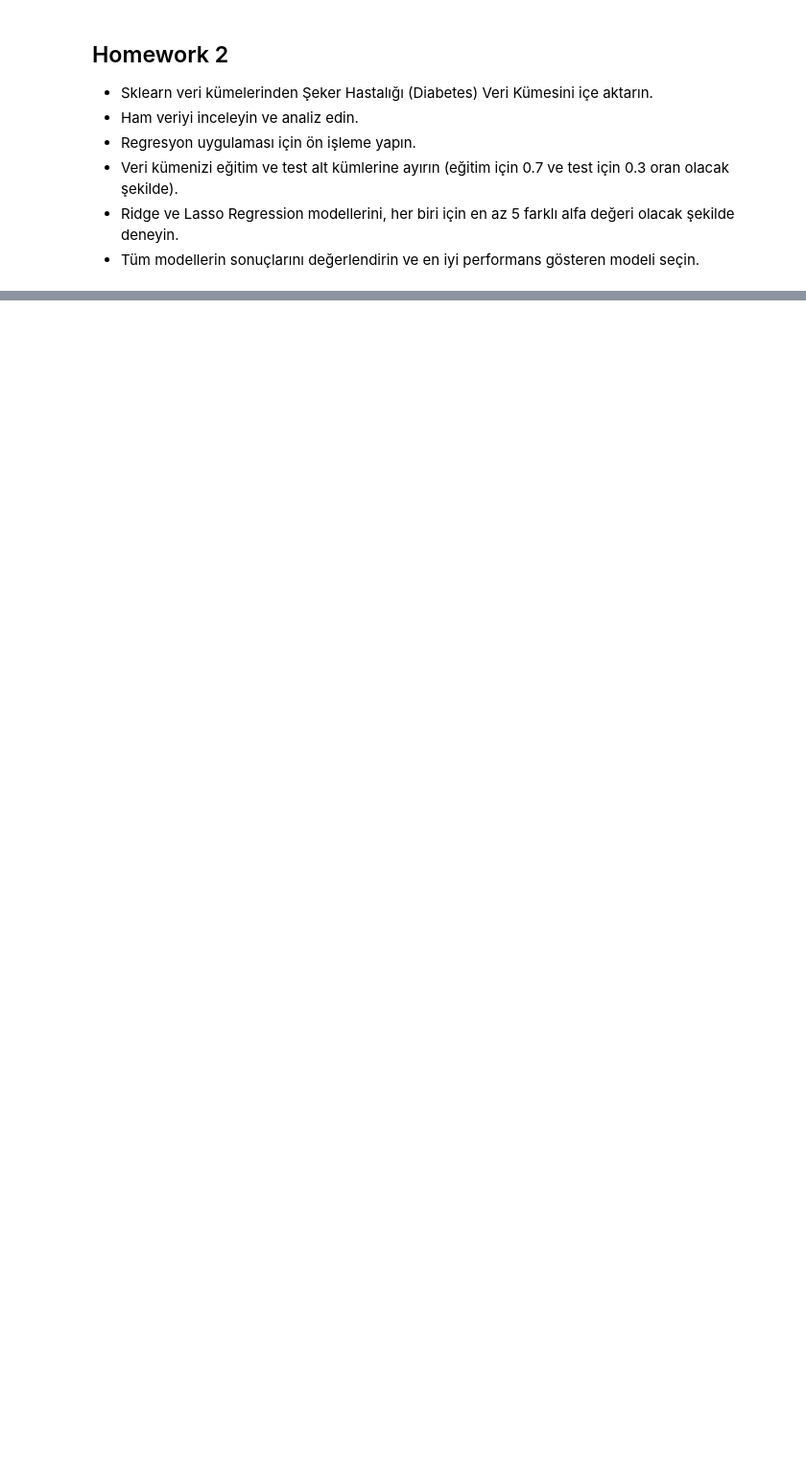
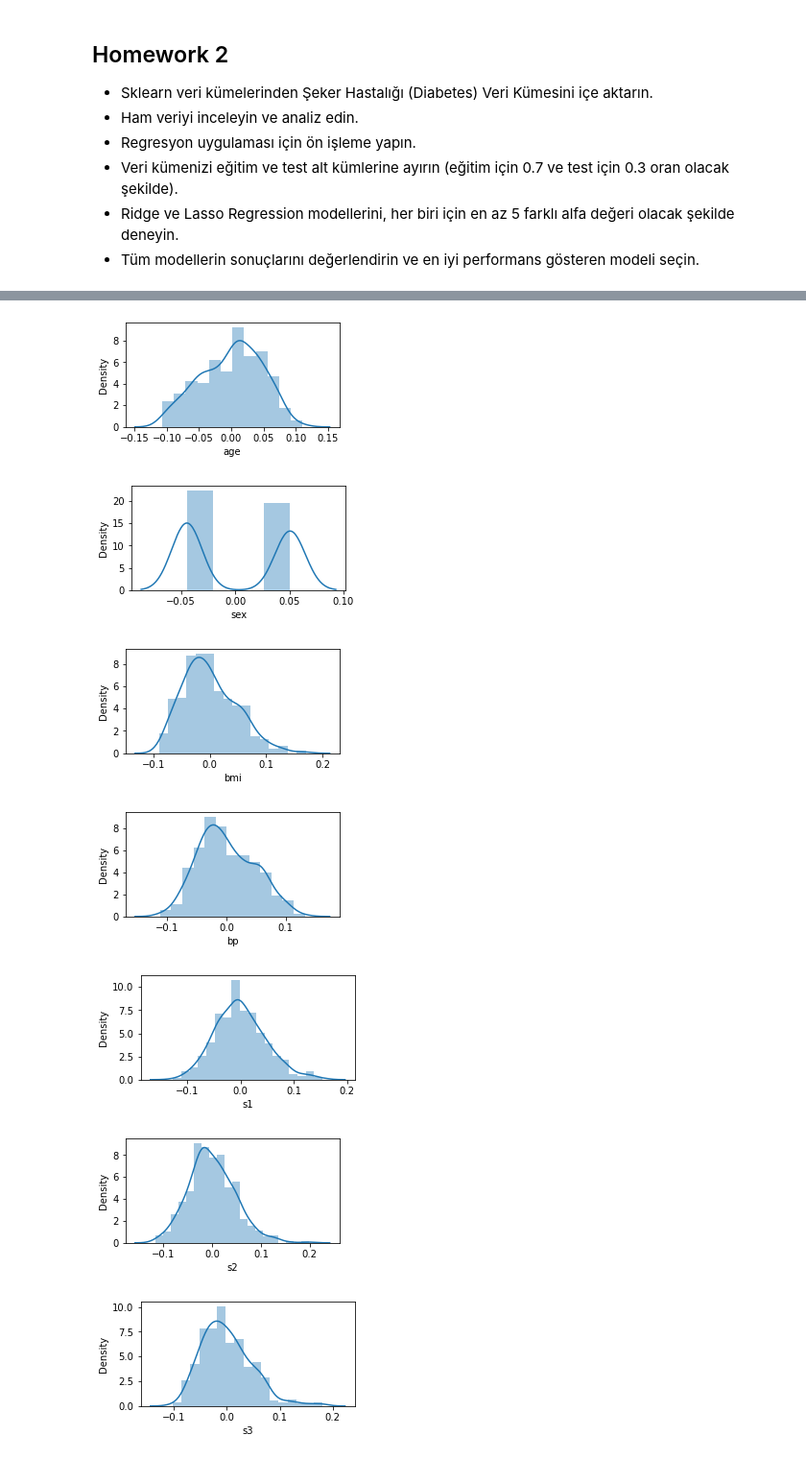
Before and after one commit to fmehmetun/GlobalAIHubMachineLearningCourse, a Jupyter notebook: Homeworks/ML_Homework2.ipynb, the cells around one changed output, grey strips where cells are left out. Shown at 96% size. Drawn from its saved outputs; the diff is of its cells as text; code cells hidden in the pictures; blank space fills up the shorter version.

```diff
--- a/Homeworks/ML_Homework2.ipynb
+++ b/Homeworks/ML_Homework2.ipynb
@@ -17,0 +57,14 @@
+# %%
+# Distplot for each column
+for col in features.columns:
+    plt.figure(figsize=(4, 2))
+    sns.distplot(features[col])
+    plt.show()
+# %% [output]
+[figure, added]
+[figure, added]
+[figure, added]
+[figure, added]
+[figure, added]
+[figure, added]
+[figure, added]
```
Also changed, not shown: parts of 24 cells of this notebook, 2 other files.
